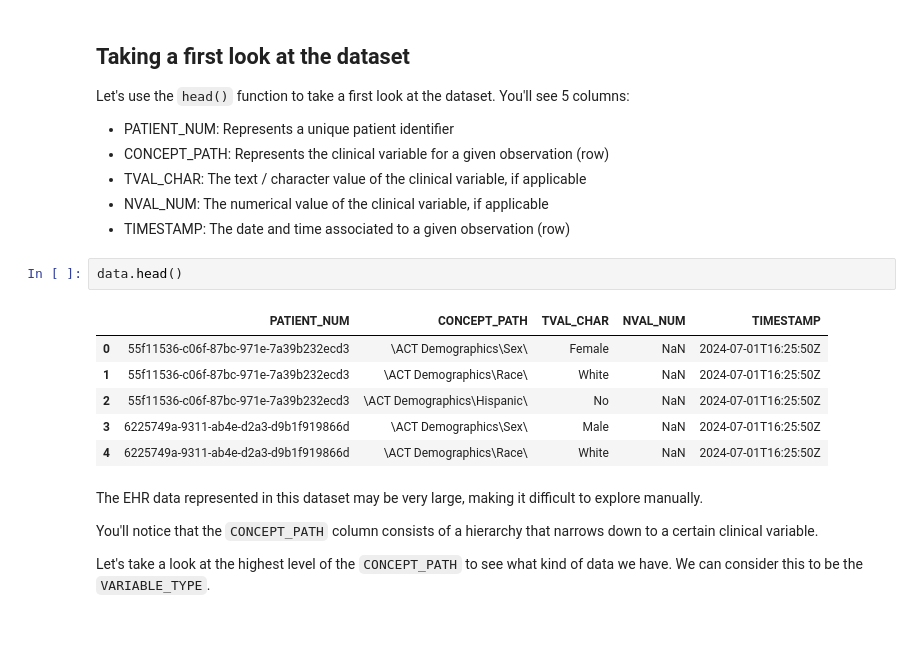
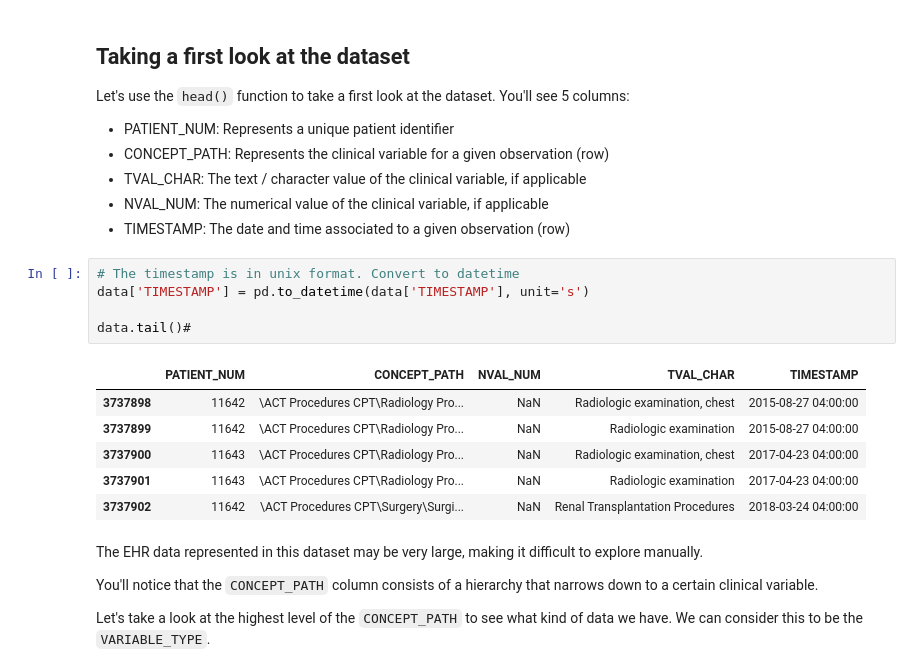
Before and after one commit to hms-dbmi/Access-to-Data-and-Compute-using-Service-Workbench, a Jupyter notebook: Investigating EHR data from PIC-SURE - python.ipynb, the cells around one changed output. Drawn from its saved outputs; the diff is of its cells as text; blank space fills up the shorter version.

```diff
--- a/Investigating EHR data from PIC-SURE - python.ipynb
+++ b/Investigating EHR data from PIC-SURE - python.ipynb
@@ -59,14 +57,17 @@ You'll see 5 columns:
 - NVAL_NUM: The numerical value of the clinical variable, if applicable
 - TIMESTAMP: The date and time associated to a given observation (row)
 # %%
-data.head()
+# The timestamp is in unix format. Convert to datetime
+data['TIMESTAMP'] = pd.to_datetime(data['TIMESTAMP'], unit='s')
+
+data.tail()#
 # %% [output]
-|  | PATIENT_NUM | CONCEPT_PATH | TVAL_CHAR | NVAL_NUM | TIMESTAMP |
-| 0 | 55f11536-c06f-87bc-971e-7a39b232ecd3 | \ACT Demographics\Sex\ | Female | NaN | 2024-07-01T16:25:50Z |
-| 1 | 55f11536-c06f-87bc-971e-7a39b232ecd3 | \ACT Demographics\Race\ | White | NaN | 2024-07-01T16:25:50Z |
-| 2 | 55f11536-c06f-87bc-971e-7a39b232ecd3 | \ACT Demographics\Hispanic\ | No | NaN | 2024-07-01T16:25:50Z |
-| 3 | 6225749a-9311-ab4e-d2a3-d9b1f919866d | \ACT Demographics\Sex\ | Male | NaN | 2024-07-01T16:25:50Z |
-| 4 | 6225749a-9311-ab4e-d2a3-d9b1f919866d | \ACT Demographics\Race\ | White | NaN | 2024-07-01T16:25:50Z |
+|  | PATIENT_NUM | CONCEPT_PATH | NVAL_NUM | TVAL_CHAR | TIMESTAMP |
+| 3737898 | 11642 | \ACT Procedures CPT\Radiology Pro... | NaN | Radiologic examination, chest | 2015-08-27 04:00:00 |
+| 3737899 | 11642 | \ACT Procedures CPT\Radiology Pro... | NaN | Radiologic examination | 2015-08-27 04:00:00 |
+| 3737900 | 11643 | \ACT Procedures CPT\Radiology Pro... | NaN | Radiologic examination, chest | 2017-04-23 04:00:00 |
+| 3737901 | 11643 | \ACT Procedures CPT\Radiology Pro... | NaN | Radiologic examination | 2017-04-23 04:00:00 |
+| 3737902 | 11642 | \ACT Procedures CPT\Surgery\Surgi... | NaN | Renal Transplantation Procedures | 2018-03-24 04:00:00 |
 # %% [markdown]
 The EHR data represented in this dataset may be very large, making it difficult to explore manually.
 
```
Also changed, not shown: parts of 14 cells of this notebook.
